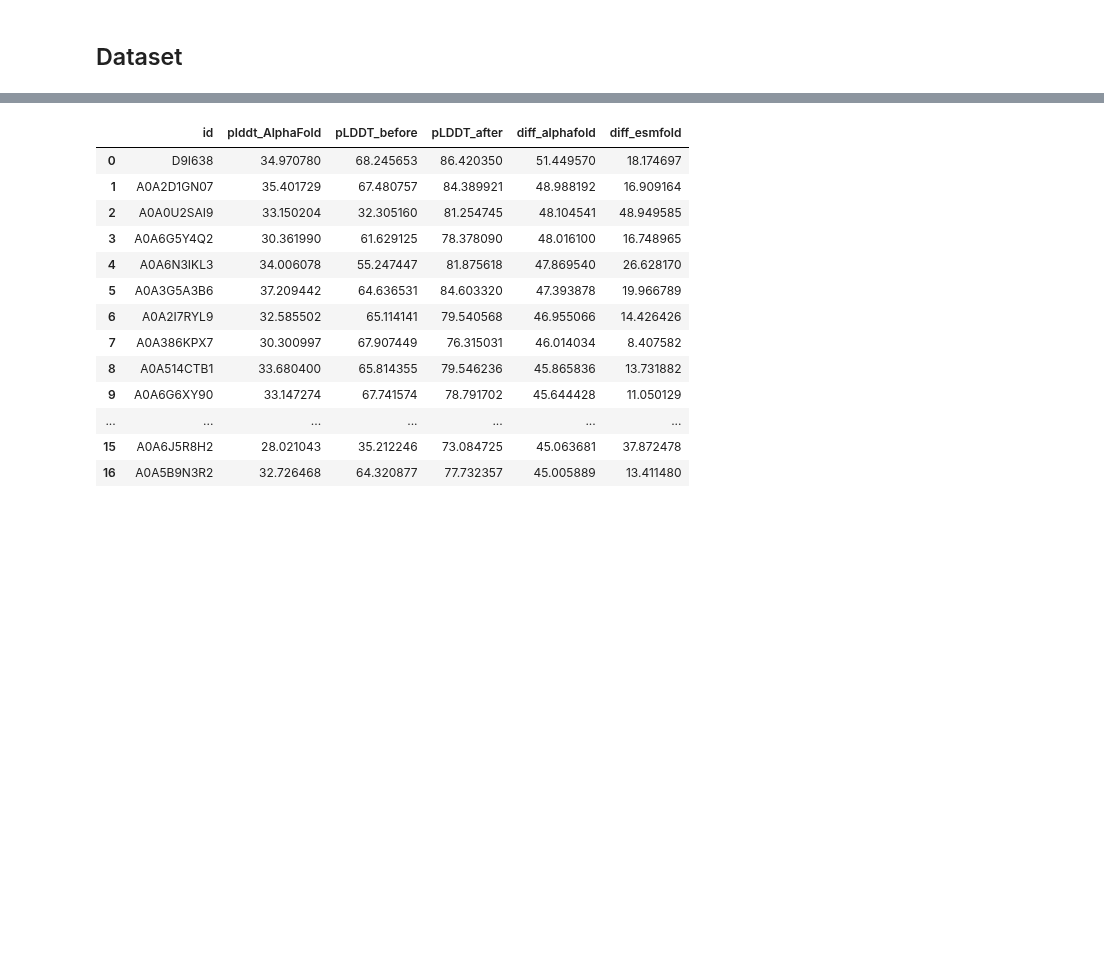
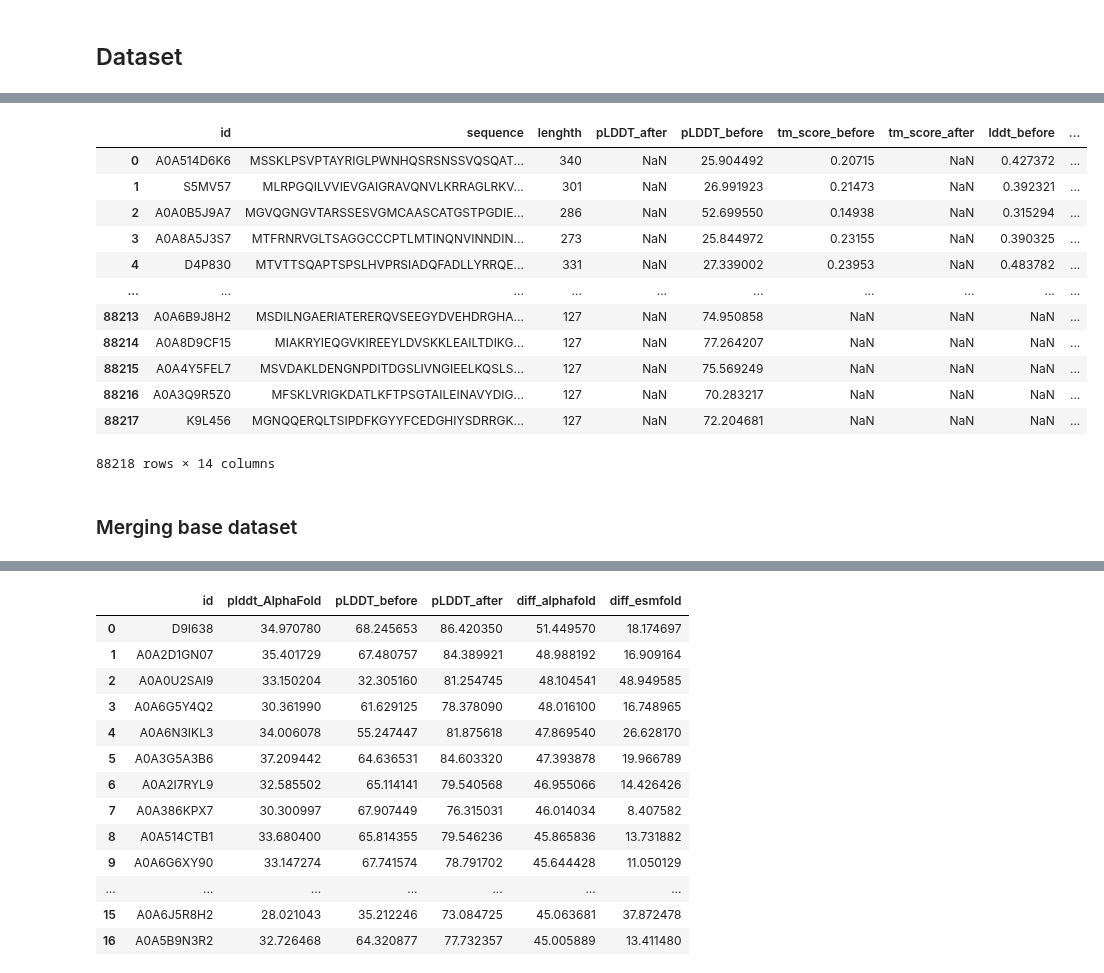
Before and after one commit to pimenol/ProteinTTT, a Jupyter notebook: notebooks/Bfvd_merge.ipynb, the cells around one changed output, grey strips where cells are left out. Drawn from its saved outputs; the diff is of its cells as text; code cells hidden in the pictures; blank space fills up the shorter version.

```diff
--- a/notebooks/Bfvd_merge.ipynb
+++ b/notebooks/Bfvd_merge.ipynb
@@ -30,0 +33,2 @@ len(os.listdir(OUTPUT_PDB))
+# %%
+results_after_old = pd.read_csv(base_path / "results_after.tsv", sep="\t")
@@ -31,3 +56,28 @@ len(os.listdir(OUTPUT_PDB))
+# %%
+results_after = pd.concat([results_after_old, results_after], ignore_index=True)
+results_after.drop_duplicates('id').reset_index(drop=True).sort_values('plddt_AlphaFold')
+results_after.to_csv(base_path / "results_after.tsv", sep="\t", index=False)
+# %%
+df_clean_after = pd.read_csv(base_path / Path('to_process.tsv'), sep="\t")
+df_clean_after = df_clean_after[~df_clean_after.id.isin(results_after.id)]
+df_clean_after.to_csv(base_path / "to_process.tsv", sep="\t", index=False)
+df_clean_after.shape[0]
+# %% [output]
+|  | id | sequence | lenghth | pLDDT_after | pLDDT_before | tm_score_before | tm_score_after | lddt_before | ... |
+| 0 | A0A514D6K6 | MSSKLPSVPTAYRIGLPWNHQSRSNSSVQSQAT... | 340 | NaN | 25.904492 | 0.20715 | NaN | 0.427372 | ... |
+| 1 | S5MV57 | MLRPGQILVVIEVGAIGRAVQNVLKRRAGLRKV... | 301 | NaN | 26.991923 | 0.21473 | NaN | 0.392321 | ... |
+| 2 | A0A0B5J9A7 | MGVQGNGVTARSSESVGMCAASCATGSTPGDIE... | 286 | NaN | 52.699550 | 0.14938 | NaN | 0.315294 | ... |
+| 3 | A0A8A5J3S7 | MTFRNRVGLTSAGGCCCPTLMTINQNVINNDIN... | 273 | NaN | 25.844972 | 0.23155 | NaN | 0.390325 | ... |
+| 4 | D4P830 | MTVTTSQAPTSPSLHVPRSIADQFADLLYRRQE... | 331 | NaN | 27.339002 | 0.23953 | NaN | 0.483782 | ... |
+| ... | ... | ... | ... | ... | ... | ... | ... | ... | ... |
+| 88213 | A0A6B9J8H2 | MSDILNGAERIATERERQVSEEGYDVEHDRGHA... | 127 | NaN | 74.950858 | NaN | NaN | NaN | ... |
+| 88214 | A0A8D9CF15 | MIAKRYIEQGVKIREEYLDVSKKLEAILTDIKG... | 127 | NaN | 77.264207 | NaN | NaN | NaN | ... |
+| 88215 | A0A4Y5FEL7 | MSVDAKLDENGNPDITDGSLIVNGIEELKQSLS... | 127 | NaN | 75.569249 | NaN | NaN | NaN | ... |
+| 88216 | A0A3Q9R5Z0 | MFSKLVRIGKDATLKFTPSGTAILEINAVYDIG... | 127 | NaN | 70.283217 | NaN | NaN | NaN | ... |
+| 88217 | K9L456 | MGNQQERQLTSIPDFKGYYFCEDGHIYSDRRGK... | 127 | NaN | 72.204681 | NaN | NaN | NaN | ... |
+88218 rows × 14 columns
+# %% [markdown]
+### Merging base dataset
 # %%
 df_clean = pd.read_csv(CLEAN_DF_PATH, sep="\t")
 results_old = pd.read_csv(RESULTS_PATH, sep="\t")
```
Also changed, not shown: parts of 17 cells of this notebook, 1 other file.
